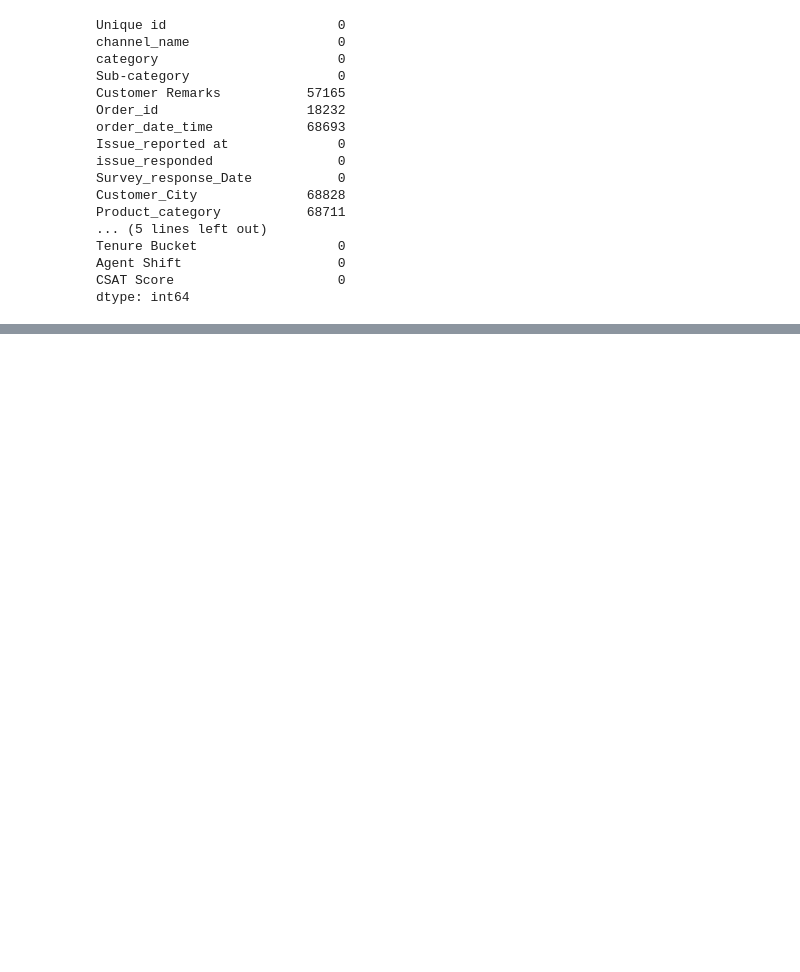
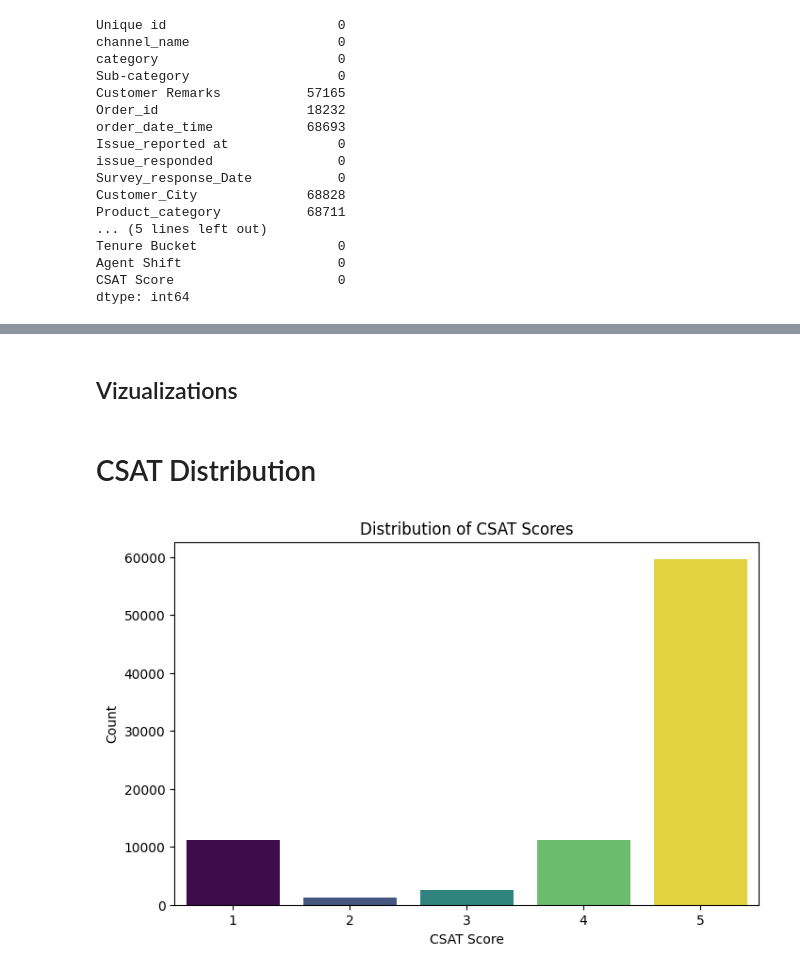
Before and after one commit to Sumit-Prasad01/DeepCSAT-Ecommerce-Customer-Satisfaction-Score-Prediction, a Jupyter notebook: notebooks/Data_Analysis.ipynb, the cells around one changed output, grey strips where cells are left out. Drawn from its saved outputs; the diff is of its cells as text; code cells hidden in the pictures; blank space fills up the shorter version.

Commit message:
Analyze data

```diff
--- a/notebooks/Data_Analysis.ipynb
+++ b/notebooks/Data_Analysis.ipynb
@@ -37,0 +285,4 @@ dtype: int64
+# %%
+df['Issue_reported at'] = df['Issue_reported at'].fillna(df['order_date_time'])
+df['issue_responded'] = df['issue_responded'].fillna(df['Issue_reported at'] + median_response_time)
+df['order_date_time'] = df['order_date_time'].fillna(df['Issue_reported at'])
@@ -37,0 +291,4 @@ dtype: int64
+# %%
+df['response_time_hours'] = (df['issue_responded'] - df['Issue_reported at']).dt.total_seconds() / 3600
+df['order_to_issue_hours'] = (df['Issue_reported at'] - df['order_date_time']).dt.total_seconds() / 3600
+df['survey_delay_hours'] = (pd.to_datetime(df['Survey_response_Date'], errors='coerce') - df['issue_responded']).dt.total_seconds() / 3600
@@ -37,0 +297,2 @@ dtype: int64
+# %%
+df[['response_time_hours', 'order_to_issue_hours', 'survey_delay_hours']] = df[['response_time_hours', 'order_to_issue_hours', 'survey_delay_hours']].fillna(0)
@@ -37,0 +331,10 @@ dtype: int64
+# %%
+tenure_map = {
+    'On Job Training': 0,
+    '0-30': 1,
+    '31-60': 2,
+    '61-90': 3,
+    '>90': 4
+}
+
+df['Tenure Bucket'] = df['Tenure Bucket'].map(tenure_map)
@@ -37,0 +371,13 @@ dtype: int64
+# %% [markdown]
+## Vizualizations
+# %% [markdown]
+# CSAT Distribution
+# %%
+plt.figure(figsize=(8,5))
+sns.countplot(x='CSAT Score',hue = "CSAT Score",legend = False ,  data=df, palette='viridis')
+plt.title('Distribution of CSAT Scores')
+plt.xlabel('CSAT Score')
+plt.ylabel('Count')
+plt.show()
+# %% [output]
+[figure, added]
```
Also changed, not shown: parts of 94 cells of this notebook.
